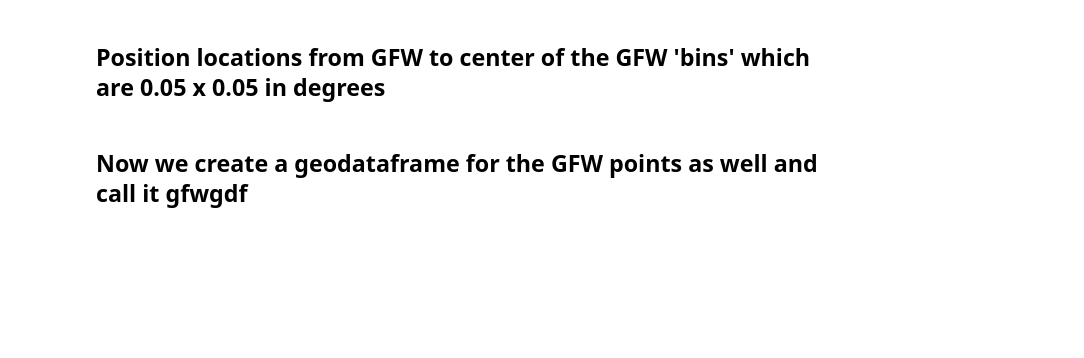
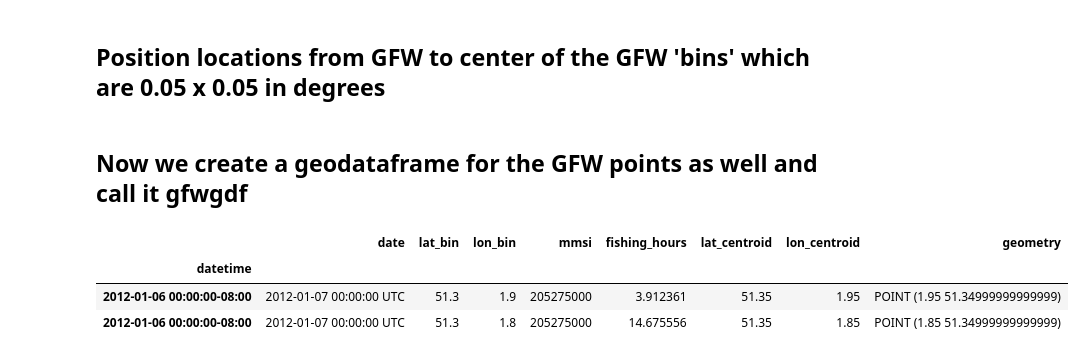
Before and after one commit to aionthebeach/ocean-maps, a Jupyter notebook: Maps_GFW_BTW_OR.ipynb, the cells around one changed output. Saved outputs shown, nothing was run; the diff lists cells and outputs as text; code cells hidden in the pictures; blank space fills up the shorter version.

```diff
--- a/Maps_GFW_BTW_OR.ipynb
+++ b/Maps_GFW_BTW_OR.ipynb
@@ -363,7 +259,12 @@ All_GFW_Grid['geometry'] = [Point(xy) for xy in zip(All_GFW_Grid['lon_centroid']
 # %%
 gfwgdf = gpd.GeoDataFrame(All_GFW_Grid, crs=crs, geometry=All_GFW_Grid['geometry'])
 # %%
-gfwgdf
+gfwgdf.head(2)
+# %% [output]
+|  | date | lat_bin | lon_bin | mmsi | fishing_hours | lat_centroid | lon_centroid | geometry |
+| datetime |  |  |  |  |  |  |  |  |
+| 2012-01-06 00:00:00-08:00 | 2012-01-07 00:00:00 UTC | 51.3 | 1.9 | 205275000 | 3.912361 | 51.35 | 1.95 | POINT (1.95 51.34999999999999) |
+| 2012-01-06 00:00:00-08:00 | 2012-01-07 00:00:00 UTC | 51.3 | 1.8 | 205275000 | 14.675556 | 51.35 | 1.85 | POINT (1.85 51.34999999999999) |
 # %%
 joindf = gpd.sjoin(gfwgdf,gridsgdf, how="inner", op="within")
 # %%
```
Also changed, not shown: parts of 23 cells of this notebook.
